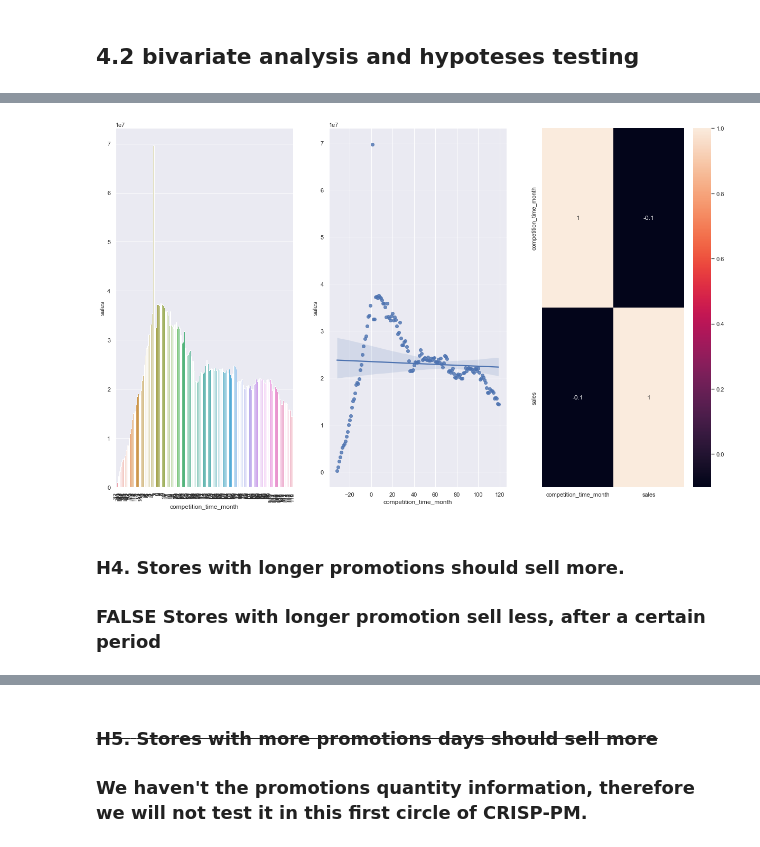
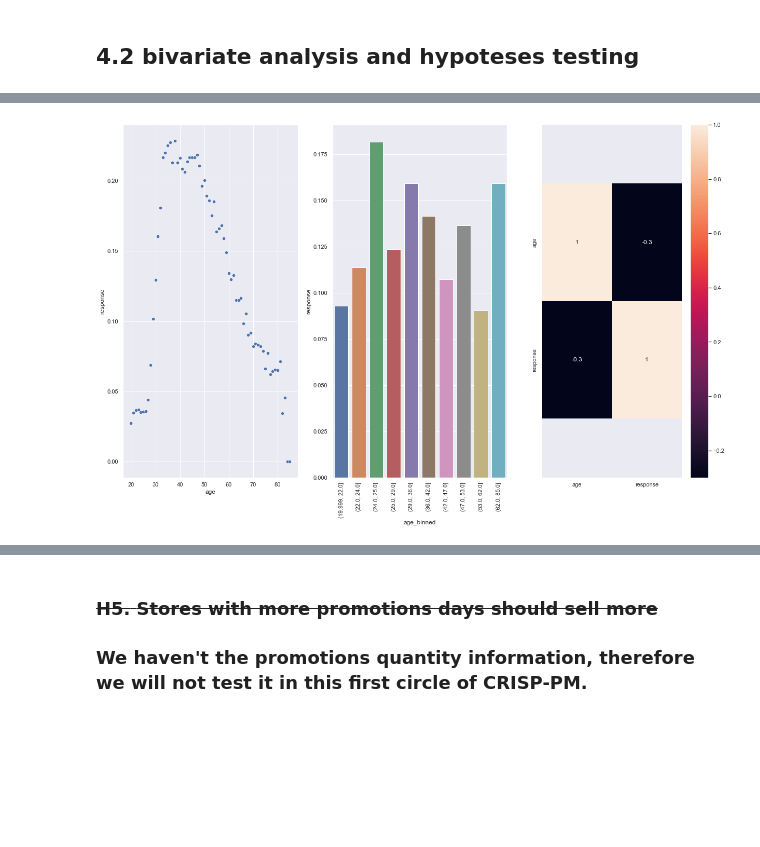
Before and after one commit to ViniciusKos/insurance_cross, a Jupyter notebook: forecast_sales.ipynb, the cells around one changed output, grey strips where cells are left out. Drawn from its saved outputs; the diff is of its cells as text; code cells hidden in the pictures; blank space fills up the shorter version.

```diff
--- a/forecast_sales.ipynb
+++ b/forecast_sales.ipynb
@@ -372,22 +396,21 @@ fig.set_size_inches(20.5, 12.5)
 # %%
+aux1 = df4[['age', 'response']].groupby( 'age' ).mean().reset_index()
+
 plt.subplot( 1, 3, 1 )
-aux1 = df4[['competition_time_month', 'sales']].groupby( 'competition_time_month' ).sum().reset_index()
-aux2 = aux1[( aux1['competition_time_month'] < 120 ) & ( aux1['competition_time_month'] != 0 )]
-sns.barplot( x='competition_time_month', y='sales', data=aux2 )
+sns.scatterplot( x ='age', y='response', data=aux1 );
+
+plt.subplot( 1, 3, 2 )
+aux1['age_binned']=pd.qcut(df4['age'],10)
+aux2 = aux1[['age_binned', 'response']].groupby( 'age_binned' ).mean().reset_index()
+sns.barplot( x='age_binned', y='response', data=aux2 );
 plt.xticks( rotation=90 );
 
-plt.subplot( 1, 3, 2 )
-sns.regplot( x='competition_time_month', y='sales', data=aux2 )
-
 plt.subplot( 1, 3, 3 )
-x = sns.heatmap( aux1.corr( method='pearson'), annot=True )
-plt.xticks( rotation=0 );
-
+x = sns.heatmap( aux1.corr( method='pearson' ), annot=True );
+bottom, top = x.get_ylim()
+x.set_ylim( bottom+0.5, top-0.5 );
 
 fig = plt.gcf()
 fig.set_size_inches(20.5, 12.5)
 # %% [output]
-[figure, old version]
+[figure, new version]
-# %% [markdown]
-### **H4.** Stores with longer promotions should sell more.
-### **FALSE** Stores with longer promotion sell less, after a certain period
```
Also changed, not shown: parts of 21 cells of this notebook.
